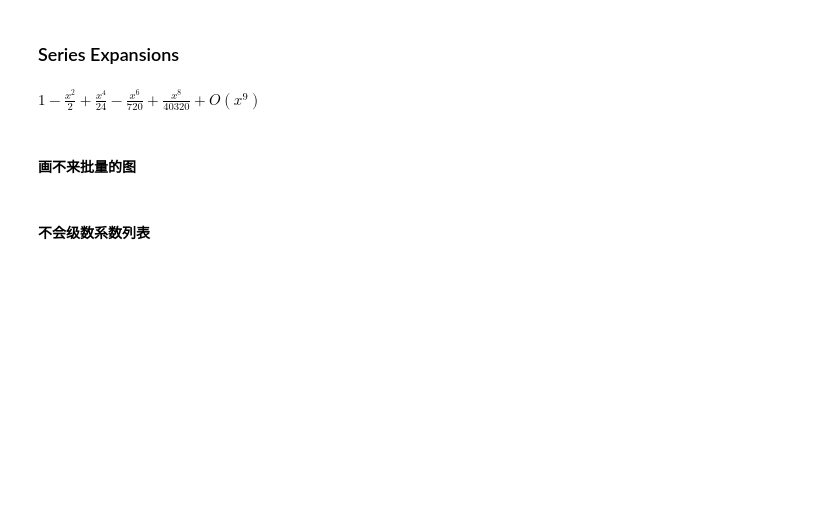
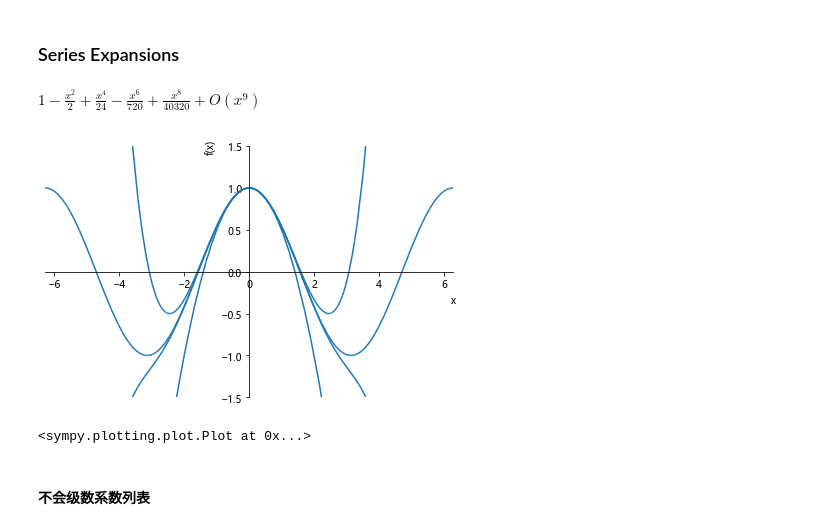
Before and after one commit to asukaminato0721/PyF1, a Jupyter notebook: cos.ipynb, the cells around one changed output. Cells and saved outputs as stored; diff of their text form; code cells hidden in the pictures; blank space fills up the shorter version.

```diff
--- a/cos.ipynb
+++ b/cos.ipynb
@@ -238,8 +238,13 @@ from sympy import *
 cos(x).series(n=9)
 # %% [output]
 $\displaystyle 1 - \frac{x^{2}}{2} + \frac{x^{4}}{24} - \frac{x^{6}}{720} + \frac{x^{8}}{40320} + O\left(x^{9}\right)$
-# %% [markdown]
-#### 画不来批量的图
+# %%
+from sympy.abc import *
+from sympy import *
+plot(*Array([4,6,8]).applyfunc(lambda m:cos(x).series(n=m).removeO()),cos(x),(x,-2*pi,2*pi),ylim=(-1.5,1.5))
+# %% [output]
+[figure, added]
+<sympy.plotting.plot.Plot at 0x...>
 # %% [markdown]
 #### 不会级数系数列表
 # %%
```
Also changed, not shown: 4 other files.
